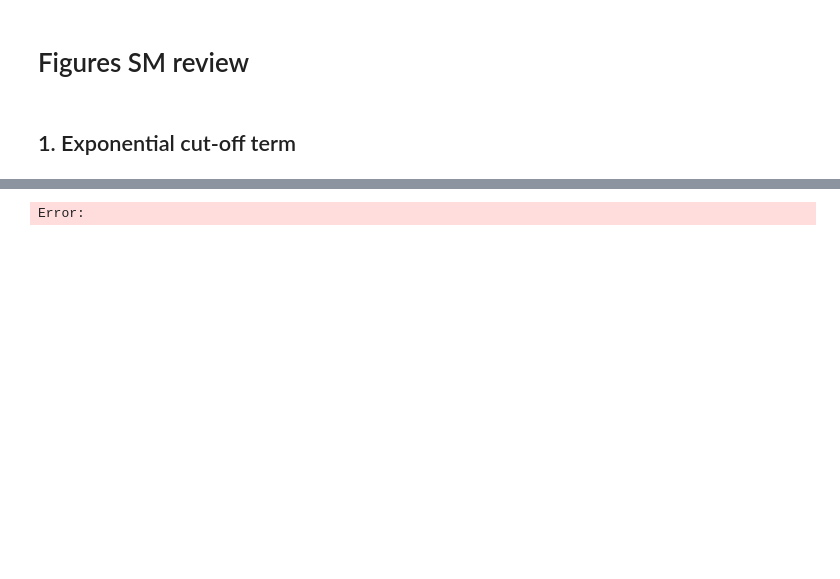
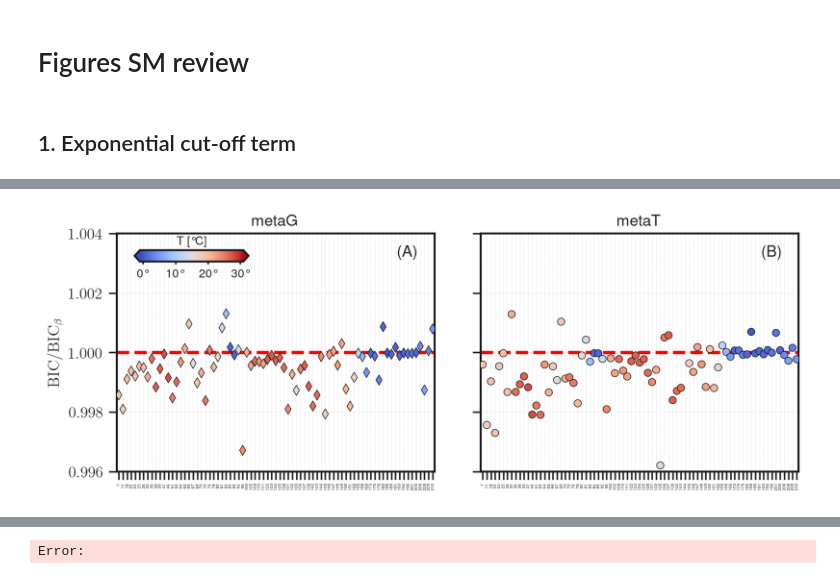
Before and after one commit to epigani/diatom-metaG-metaT-scaling, a Jupyter notebook: analysis/FiguresSM_RPKM.ipynb, the cells around one changed output, grey strips where cells are left out. Drawn from its saved outputs; the diff is of its cells as text; code cells hidden in the pictures; blank space fills up the shorter version.

```diff
--- a/analysis/FiguresSM_RPKM.ipynb
+++ b/analysis/FiguresSM_RPKM.ipynb
@@ -1144,6 +1322,7 @@ predicted xi: 0.69±0.15
 # %%
 BIC_data = pd.read_csv('../fit/BIC_micro_SRF_bacilla.csv', index_col=0)
 BIC_data["BIC_ratio"] = BIC_data["BIC_par"] / BIC_data["BIC_exp"]
+BIC_data["BIC_diff"] = BIC_data["BIC_par"] - BIC_data["BIC_exp"]
 display(BIC_data.head())
 display(BIC_data.tail())
 
@@ -1152,4 +1331,22 @@ n_bic_metaG = (BIC_data.loc['metaG', 'BIC_ratio'] < 1).sum()
 n_bic_metaT = (BIC_data.loc['metaT', 'BIC_ratio'] < 1).sum()
 print(f'Number of stations with BIC_ratio < 1 for metaG: {n_bic_metaG} out of {BIC_data.shape[0]/2} (percentage: {n_bic_metaG/(BIC_data.shape[0]/2)*100:1.2f}%)')
 print(f'Number of stations with BIC_ratio < 1 for metaT: {n_bic_metaT} out of {BIC_data.shape[0]/2} (percentage: {n_bic_metaT/(BIC_data.shape[0]/2)*100:1.2f}%)')
+
+# Precompute everything needed by the next BIC plots once.
+# Re-running the plotting cells then avoids repeated .loc/.copy calls,
+# per-station metadata lookups, and point-by-point scatter calls.
+targets = ['metaG', 'metaT']
+bic_plot_cache = {}
+
+for target in targets:
+    df_target = BIC_data.loc[target].copy()
+    station_ids = df_target['station'].astype(int).to_numpy()
+    bic_plot_cache[target] = {
+        'x': np.arange(len(df_target)),
+        'stations': [str(station) for station in station_ids],
+        'colors': [return_color_station(station, metadata, palette_temp=palette_temp) for station in station_ids],
+        'ratio': df_target['BIC_ratio'].to_numpy(),
+        'diff': df_target['BIC_diff'].to_numpy(),
+        'marker': metamarker[target],
+    }
 # %% [output]
@@ -1158,7 +1370,7 @@ FileNotFoundError: [Errno 2] No such file or directory: '../fit/BIC_micro_SRF_ba
 # Impostazioni generali
 figsize = (8, 3)
 labelsize = 12
-# plt.rcParams['text.usetex'] = True
+SAVE_FIG = False  # savefig is usually the slowest step; keep it off while tuning the plot
 
 fig, axes = plt.subplots(1, 2, figsize=figsize, constrained_layout=True,
                          gridspec_kw={'wspace': 0.1}, sharey=True)
@@ -1167,67 +1379,48 @@ targets = ['metaG', 'metaT']
 
 for i_ax, ax in enumerate(axes.flatten()):
     target = targets[i_ax]
+    cache = bic_plot_cache[target]
 
-    # --- STYLING (Adattato dal tuo snippet) ---
     ax.tick_params(axis='both', which='major', labelsize=labelsize)
-
-    # Nota: Manteniamo scala lineare per i BIC, diverso dai SAD
-    # ax.set_xscale('log')
-    # ax.set_yscale('log')
-
-    # Griglia personalizzata
     ax.grid(True, lw=0.35, ls='--', alpha=0.5)
 
-    # Titoli e Annotazioni (A)/(B)
     if i_ax == 0:
         ax.set_title('metaG', fontsize=labelsize)
         ax.text(0.95, 0.95, '(A)', transform=ax.transAxes, ha='right', va='top', fontsize=12)
         ax.set_ylabel(r'$\textrm{BIC} / \textrm{BIC}_{\beta}$', fontsize=labelsize)
 
-        # --- COLORBAR PERSONALIZZATA (Inserita come nello snippet) ---
-        # Le coordinate potrebbero richiedere piccoli aggiustamenti fini a seconda dei margini esatti
         cax = fig.add_axes([0.12, 0.82, 0.15, 0.04])
-        cax.tick_params(labelsize=8, size=2) # Ridotto leggermente per lo spazio
-        # Assumo che 'palettename' sia definito nel tuo ambiente, es: 'RdYlBu_r' o simile
-        # Se non è definito, sostituisci 'palettename' con una stringa, es: 'viridis'
-        sm = plt.cm.ScalarMappable(cmap=palettename if 'palettename' in locals() else 'viridis',
-                                   norm=plt.Normalize(vmin=-1, vmax=31))
+        cax.tick_params(labelsize=8, size=2)
+        sm = plt.cm.ScalarMappable(
+            cmap=palettename if 'palettename' in locals() else 'viridis',
+            norm=plt.Normalize(vmin=-1, vmax=31),
+        )
         sm._A = []
         cbar = fig.colorbar(sm, cax=cax, ticks=[0., 10., 20., 30.], orientation='horizontal', extend='both')
         cbar.ax.set_xticklabels(['0°', '10°', '20°', '30°'], font='Avenir', fontsize=9)
         cbar.ax.set_title('T [°C]', font='Avenir', fontsize=9, pad=4)
-
     else:
         ax.set_title('metaT', fontsize=labelsize)
         ax.text(0.95, 0.95, '(B)', transform=ax.transAxes, ha='right', va='top', fontsize=12)
-        # Rimuovi etichette asse Y per il secondo pannello (sharey)
         ax.tick_params(labelleft=False)
 
-    # --- DATI E PLOT ---
-    # Recupero i dati specifici
-    df_plot = BIC_data.loc[target].copy()
-
-    # Calcolo il rapporto (assumendo BIC_par numeratore, BIC_exp denominatore come da screenshot)
-    df_plot['ratio'] = df_plot['BIC_par'] / df_plot['BIC_exp']
-
-    # Linea di riferimento
     ax.axhline(1, color='red', linestyle='--', lw=2.5, zorder=1)
-
-    # Plot dei punti con i colori delle stazioni
-    stations = df_plot['station'].values
-    ratios = df_plot['ratio'].values
-
-    for j, station in enumerate(stations):
-        c = return_color_station(station, metadata, palette_temp=palette_temp)
-        # Usiamo str(station) per mantenere l'asse categorico
-        ax.scatter(str(station), ratios[j], color=c, s=30, zorder=10, edgecolors='k', marker=metamarker[target])
-
-    # Ruota le etichette delle stazioni per leggibilità
-    ax.tick_params(axis='x', rotation=90, labelsize=3)
-
-    # Imposta limiti Y se necessario per centrare la visualizzazione (opzionale)
+    ax.scatter(
+        cache['x'],
+        cache['ratio'],
+        c=cache['colors'],
+        s=30,
+        zorder=10,
+        edgecolors='k',
+        linewidths=0.5,
+        marker=cache['marker'],
+    )
+    ax.set_xticks(cache['x'])
+    ax.set_xticklabels(cache['stations'], rotation=90, fontsize=3)
+    ax.set_xlim(-0.5, cache['x'][-1] + 0.5)
     ax.set_ylim(0.996, 1.004)
 
-plt.savefig('figures/SM/BIC_comparison_styled.png', dpi=300, bbox_inches='tight')
+if SAVE_FIG:
+    plt.savefig('figures/SM/BIC_comparison_styled.png', dpi=300, bbox_inches='tight')
 plt.show()
 # %% [output]
@@ -1234,0 +1427 @@ Error:
+[figure, added]
```
Also changed, not shown: parts of 6 cells of this notebook, 18 other files.
